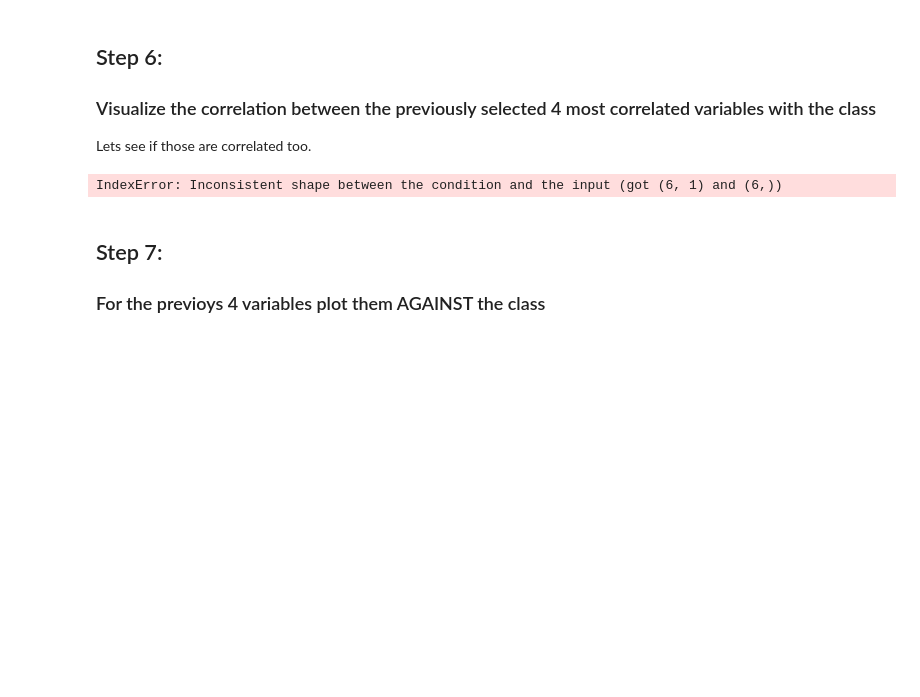
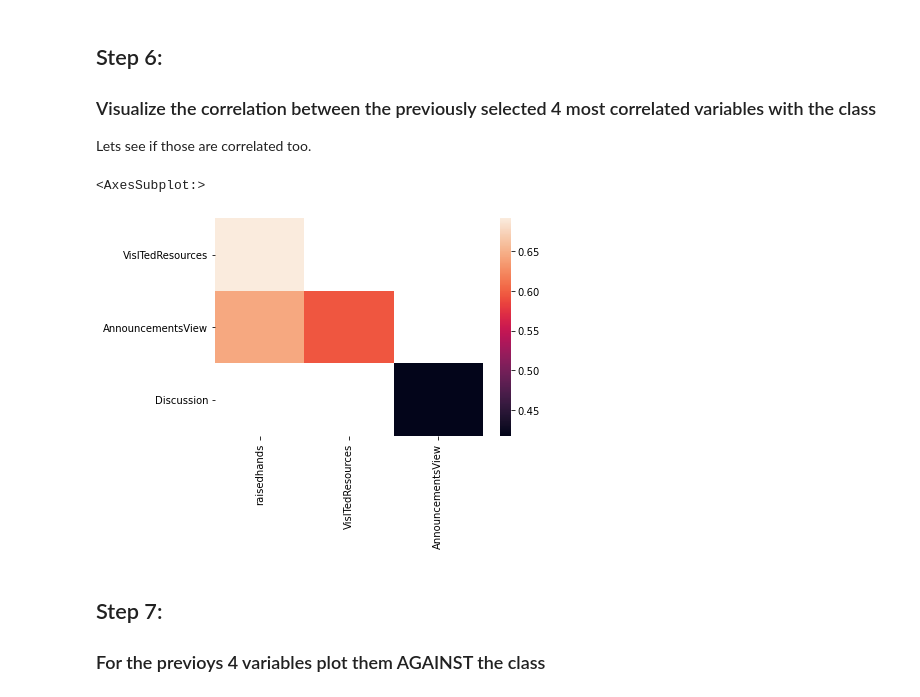
Before and after one commit to samil-web/strive-ai-may-2021-remote, a Jupyter notebook: 2. Maths/eda-exercises/student_analisis.ipynb, the cells around one changed output. Saved outputs shown, nothing was run; the diff lists cells and outputs as text; code cells hidden in the pictures; blank space fills up the shorter version.

```diff
--- a/2. Maths/eda-exercises/student_analisis.ipynb
+++ b/2. Maths/eda-exercises/student_analisis.ipynb
@@ -193,9 +229,11 @@ dtype: float64
 Lets see if those are correlated too.
 # %%
 # Plot the correlation among themself for the previous 4 variables.
+xticks = df_corr_most.columns
 sns.heatmap(df_corr_most)
 # %% [output]
-IndexError: Inconsistent shape between the condition and the input (got (6, 1) and (6,))
+<AxesSubplot:>
+[figure, added]
 # %% [markdown]
 ## Step 7:
 ### For the previoys 4 variables plot them AGAINST the class
```
Also changed, not shown: parts of 2 cells of this notebook.
